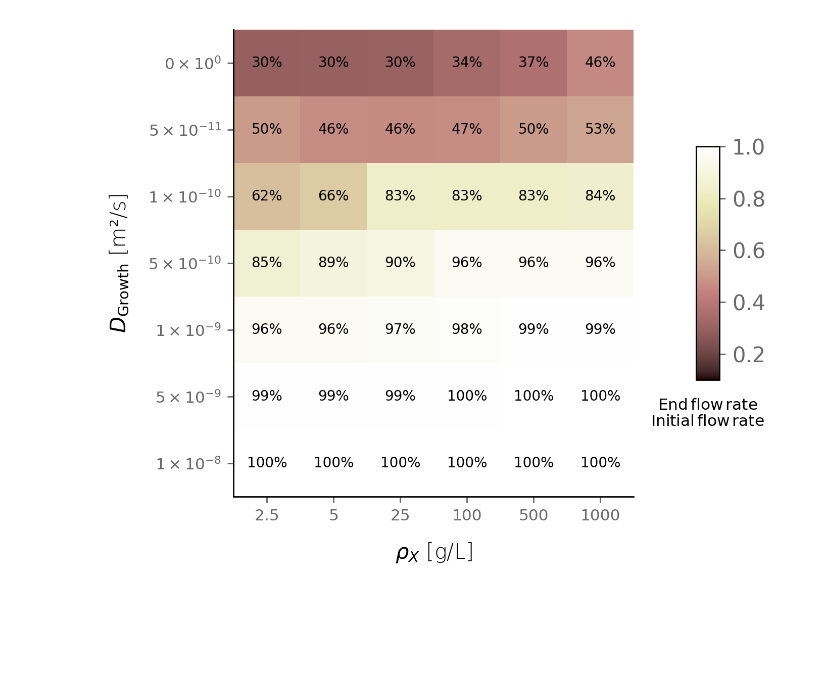
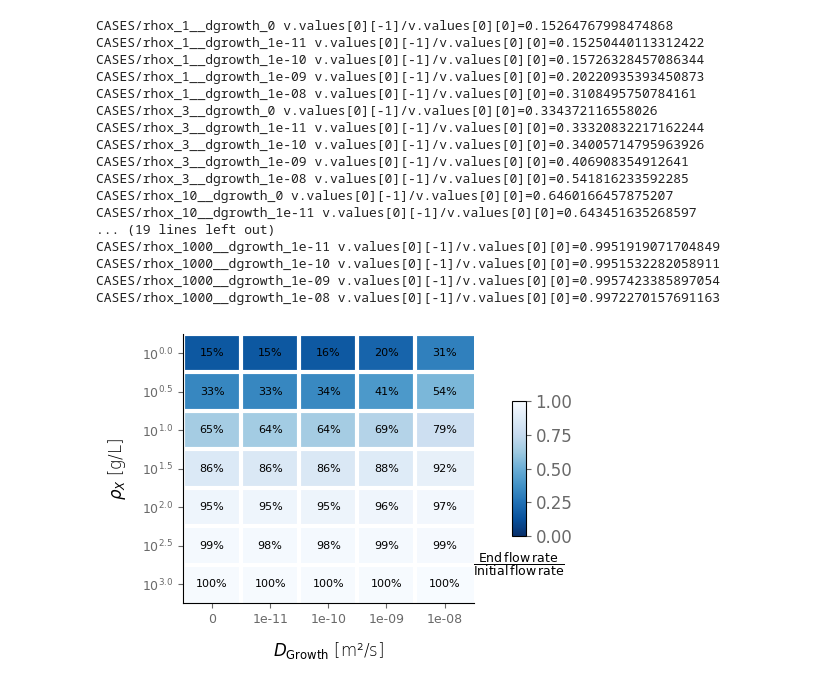
Before and after one commit to edsaac/ReactiveBiomass, a Jupyter notebook: experiments/Rosenzweig_2011/fit_ravid/combine_diffusive_rhox.ipynb, the cells around one changed output. Cells and saved outputs as stored; diff of their text form; code cells hidden in the pictures; blank space fills up the shorter version.

Commit message:
Separate notebook per plot

```diff
--- a/experiments/Rosenzweig_2011/fit_ravid/combine_diffusive_rhox.ipynb
+++ b/experiments/Rosenzweig_2011/fit_ravid/combine_diffusive_rhox.ipynb
@@ -15,8 +15,8 @@ if not cases_folder.exists():
 
 template_folder = Path("template")
 # %%
-rho_x_list = [2.5, 5, 25, 100, 500, 1000]
-d_growth_list = [0.0, 5e-11, 1e-10, 5e-10, 1e-9, 5e-9, 1e-8]
+rho_x_list = [1, 3, 10, 31, 100, 316, 1000]
+d_growth_list = [0, 1e-11, 1e-10, 1e-9, 1e-8]
 cases_objs = dict()
 
 ## Assemble cases
@@ -106,8 +106,9 @@ dict_keys(['CASES/rhox_2.5__dgrowth_0.0', 'CASES/rhox_2.5__dgrowth_5e-11', 'CASE
 import matplotlib as mpl
 from itertools import cycle
 
-cmap = mpl.cm.Set1
-colors = cmap(range(len(d_growth_list)))  # Colors to differentiate d_growth
+cmap = mpl.cm.Dark2
+# colors = cmap(range(len(d_growth_list)))  # Colors to differentiate d_growth
+colors = ['#fbb4b9','#f768a1','#c51b8a','#7a0177','black']
 # %%
 # 🏁 End of experiment results
 cfu = pd.read_excel("../experimentalData/.hiddendata/Live-counts.xlsx", sheet_name="Inoculated")
@@ -232,7 +177,26 @@ for label, of in cases_objs.items():
     for bp in of.boundaryProbes:  ## Probe for vector data, another for scalar data
         for k, v in bp.array_data.items():
             if k == "Uz":
-                flow_end.append(v.values[0][-1])
+                print(label, f"{v.values[0][-1]/v.values[0][0]=:}")
+                flow_end.append(v.values[0][-1]/v.values[0][0])
+# %% [output]
+CASES/rhox_1__dgrowth_0 v.values[0][-1]/v.values[0][0]=0.15264767998474868
+CASES/rhox_1__dgrowth_1e-11 v.values[0][-1]/v.values[0][0]=0.15250440113312422
+CASES/rhox_1__dgrowth_1e-10 v.values[0][-1]/v.values[0][0]=0.15726328457086344
+CASES/rhox_1__dgrowth_1e-09 v.values[0][-1]/v.values[0][0]=0.20220935393450873
+CASES/rhox_1__dgrowth_1e-08 v.values[0][-1]/v.values[0][0]=0.3108495750784161
+CASES/rhox_3__dgrowth_0 v.values[0][-1]/v.values[0][0]=0.334372116558026
+CASES/rhox_3__dgrowth_1e-11 v.values[0][-1]/v.values[0][0]=0.33320832217162244
+CASES/rhox_3__dgrowth_1e-10 v.values[0][-1]/v.values[0][0]=0.34005714795963926
+CASES/rhox_3__dgrowth_1e-09 v.values[0][-1]/v.values[0][0]=0.406908354912641
+CASES/rhox_3__dgrowth_1e-08 v.values[0][-1]/v.values[0][0]=0.541816233592285
+CASES/rhox_10__dgrowth_0 v.values[0][-1]/v.values[0][0]=0.6460166457875207
+CASES/rhox_10__dgrowth_1e-11 v.values[0][-1]/v.values[0][0]=0.643451635268597
+... (19 lines left out)
+CASES/rhox_1000__dgrowth_1e-11 v.values[0][-1]/v.values[0][0]=0.9951919071704849
+CASES/rhox_1000__dgrowth_1e-10 v.values[0][-1]/v.values[0][0]=0.9951532282058911
+CASES/rhox_1000__dgrowth_1e-09 v.values[0][-1]/v.values[0][0]=0.9957423385897054
+CASES/rhox_1000__dgrowth_1e-08 v.values[0][-1]/v.values[0][0]=0.9972270157691163
 # %%
 flow_end = np.array(flow_end)
-flow_end = np.reshape(flow_end, (len(d_growth_list), len(rho_x_list)))
+flow_end = np.reshape(flow_end, (len(rho_x_list), len(d_growth_list)))
@@ -241,30 +203,39 @@ flow_end_rel = flow_end/np.min(flow_end)
 # %%
-fig, ax = plt.subplots(dpi=250)
-im = ax.imshow(flow_end_rel, cmap="pink", vmin=0.1, vmax=1)
+fig, ax = plt.subplots(figsize=(5,3.5))
+im = ax.imshow(flow_end, cmap="Blues_r", vmin=0, vmax=1, aspect="auto")
 cb = fig.colorbar(im, shrink=0.5, aspect=10, pad=0.1)
 
 cb.ax.set_xlabel(r"$\dfrac{\mathsf{End\,flow\,rate}}{\mathsf{Initial\,flow\,rate}}$", fontsize=9)
 
 from myusefultools.he_utilities import sci_notation
+from math import log10
 
 # Show all ticks and label them with the respective list entries
-ax.set_xticks(np.arange(len(rho_x_list)), labels=rho_x_list)
 ax.set_yticks(
+    np.arange(len(rho_x_list)),
+    labels=[f"$10^{{{log10(float(i)):.1f}}}$" for i in rho_x_list])
+
+ax.set_xticks(
     np.arange(len(d_growth_list)),
-    labels=[sci_notation(n, sig_fig=0) for n in d_growth_list])
+    labels=[i for i in d_growth_list])
 
 ax.tick_params(labelsize=9)
 
 # Loop over data dimensions and create text annotations.
-for i in range(len(d_growth_list)):
-    for j in range(len(rho_x_list)):
-        text = ax.text(j, i, f"{flow_end_rel[i, j]*100:.0f}%",
+for i in range(len(rho_x_list)):
+    for j in range(len(d_growth_list)):
+        text = ax.text(j, i, f"{flow_end[i, j]*100:.0f}%",
                        ha="center", va="center", color="k", fontdict=dict(size=8))
 
-ax.set_xlabel(r"$\rho_X$ [g/L]")
-ax.set_ylabel(r"$D_\mathsf{Growth}$ [m²/s]")
+ax.set_ylabel(r"$\rho_X$ [g/L]")
+ax.set_xlabel(r"$D_\mathsf{Growth}$ [m²/s]")
 # ax.ticklabel_format(useMathText=True)
 
+ax.set_xticks(np.arange(len(d_growth_list))-.5, minor=True)
+ax.set_yticks(np.arange(len(rho_x_list))-.5, minor=True)
+ax.grid(which="minor", color="w", linestyle='-', linewidth=3)
+ax.tick_params(which="minor", bottom=False, left=False)
+
 plt.show()
 # %% [output]
-[figure, old version]
+[figure, new version]
```
Also changed, not shown: parts of 8 cells of this notebook, 5 other files.
